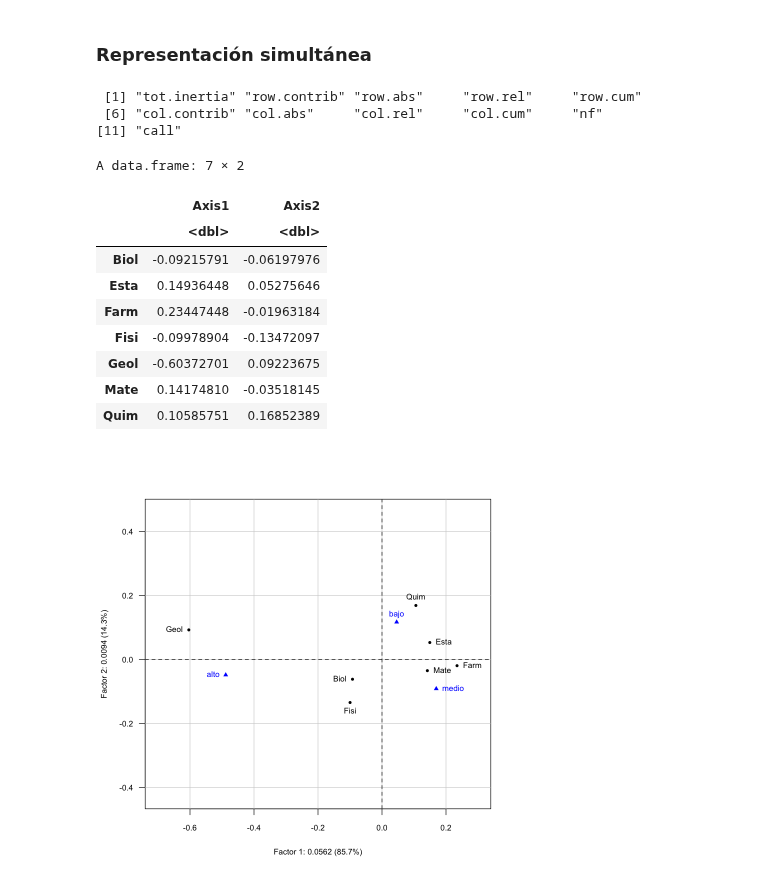
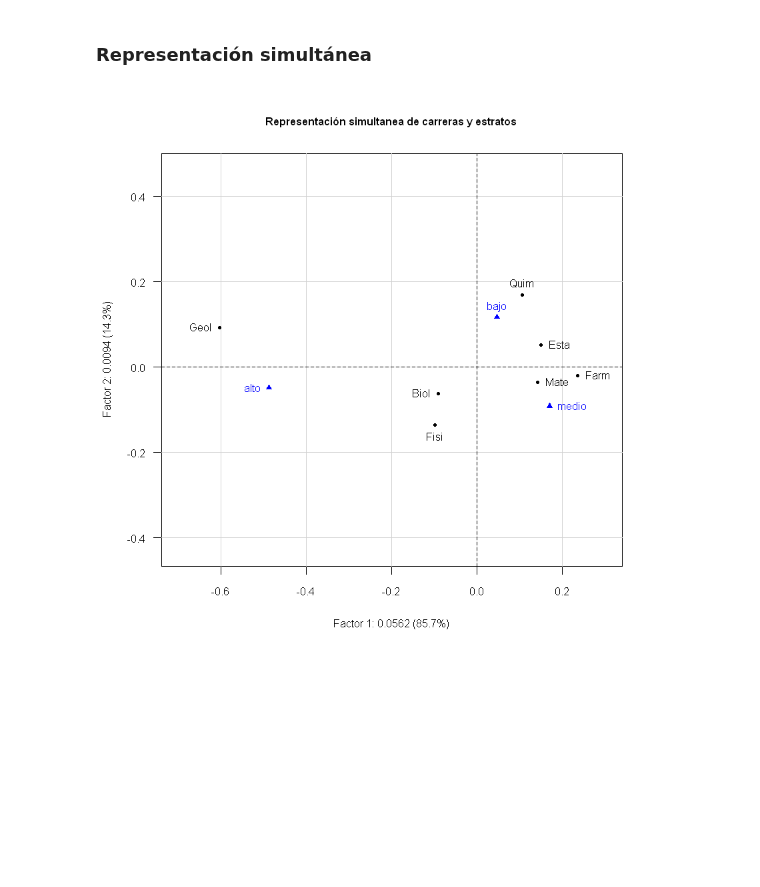
Before and after one commit to AprendizajeProfundo/Diplomado, a Jupyter notebook: Temas/Módulo 14- Aprendizaje no Supervisado/Cuadernos/ACS.ipynb, the cells around one changed output. Cells and saved outputs as stored; diff of their text form; code cells hidden in the pictures; blank space fills up the shorter version.

```diff
--- a/Temas/Módulo 14- Aprendizaje no Supervisado/Cuadernos/ACS.ipynb
+++ b/Temas/Módulo 14- Aprendizaje no Supervisado/Cuadernos/ACS.ipynb
@@ -328,22 +341,10 @@ round(1/sqrt(acs$eig[1])*sum(c(0.4,0.2,0.4)*acs$co[,1]),3)
 # %% [markdown]
  ### Representación simultánea
 # %%
-plot(acs,xlim=c(-0.7,0.3),cframe=1)
+# Representación de carreras y estratos
+plot(acs,xlim=c(-0.7,0.3),cframe=1,main="Representación simultanea de carreras y estratos")
 # %% [output]
- [1] "tot.inertia" "row.contrib" "row.abs"     "row.rel"     "row.cum"
- [6] "col.contrib" "col.abs"     "col.rel"     "col.cum"     "nf"
-[11] "call"
-A data.frame: 7 × 2
-|  | Axis1 | Axis2 |
-|  | <dbl> | <dbl> |
-| Biol | -0.09215791 | -0.06197976 |
-| Esta | 0.14936448 | 0.05275646 |
-| Farm | 0.23447448 | -0.01963184 |
-| Fisi | -0.09978904 | -0.13472097 |
-| Geol | -0.60372701 | 0.09223675 |
-| Mate | 0.14174810 | -0.03518145 |
-| Quim | 0.10585751 | 0.16852389 |
-[figure, old version]
+[figure, new version]
 # %%
 ayuacs<-inertia(acs,T,T)
 names(ayuacs)
```
Also changed, not shown: parts of 48 cells of this notebook, 10 other files.
